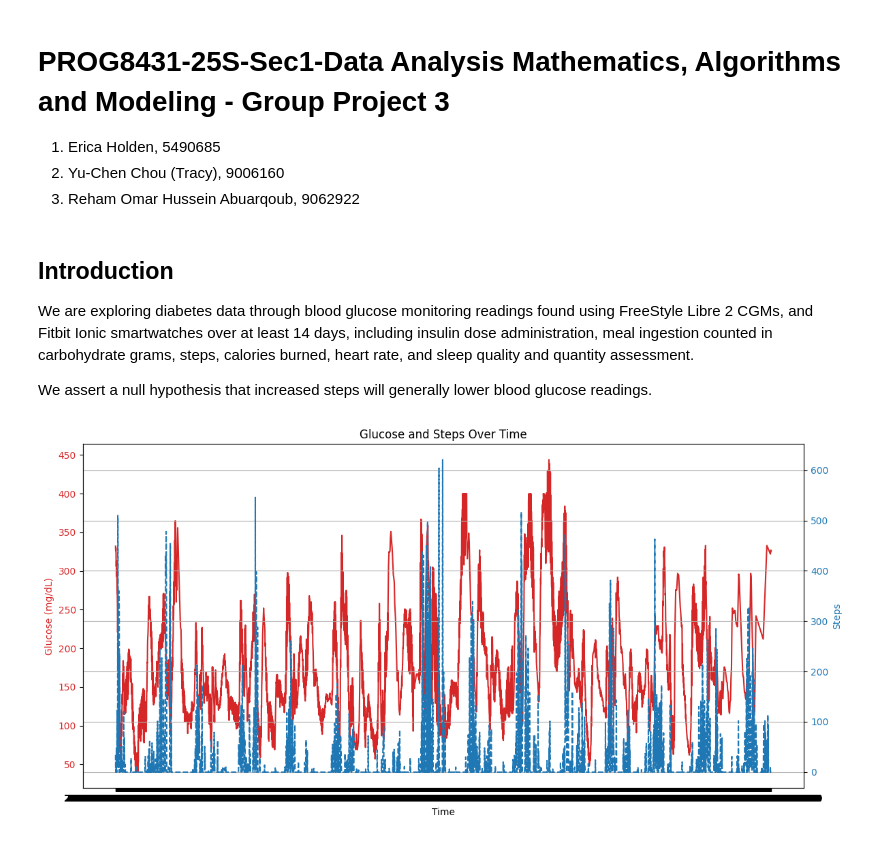
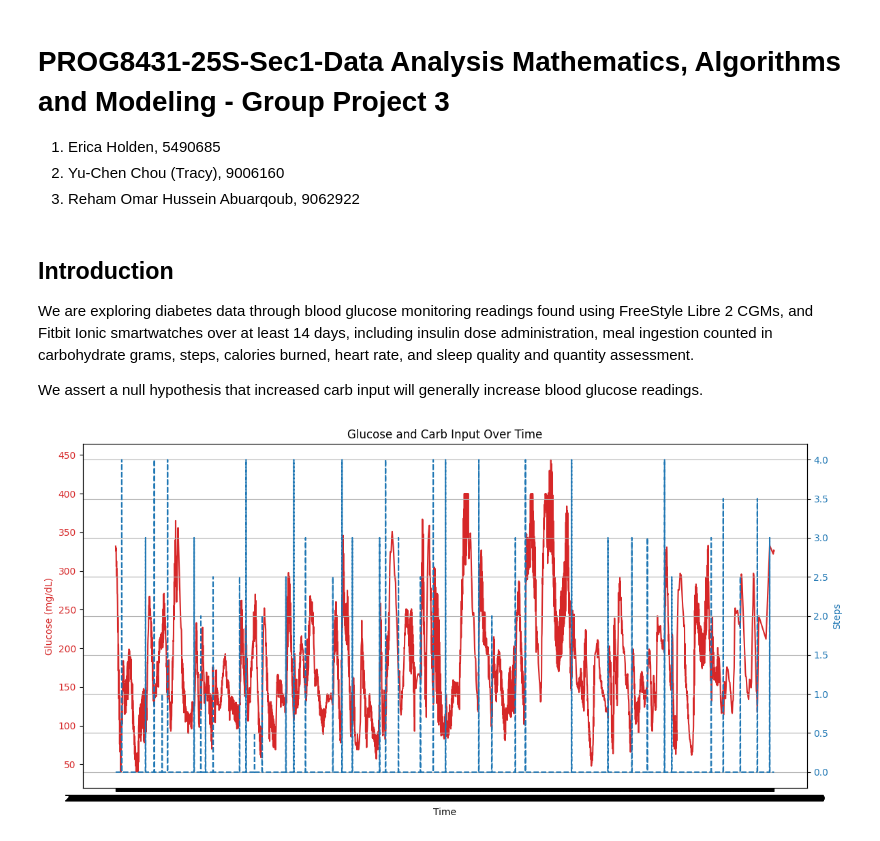
Before and after one commit to ericadev/PROG8431_GP3, a Jupyter notebook: GP3.ipynb, the cells around one changed output. Cells and saved outputs as stored; diff of their text form; code cells hidden in the pictures.

Commit message:
Changed to carb input from steps

```diff
--- a/GP3.ipynb
+++ b/GP3.ipynb
@@ -9,7 +9,7 @@
 
 We are exploring diabetes data through blood glucose monitoring readings found using FreeStyle Libre 2 CGMs, and Fitbit Ionic smartwatches over at least 14 days, including insulin dose administration, meal ingestion counted in carbohydrate grams, steps, calories burned, heart rate, and sleep quality and quantity assessment.
 
-We assert a null hypothesis that increased steps will generally lower blood glucose readings.
+We assert a null hypothesis that increased carb input will generally increase blood glucose readings.
 # %%
 import pandas as pd
 import matplotlib.pyplot as plt
@@ -18,7 +18,7 @@ class DiabetesAnalyzer:
     def __init__(self, data):
         self.data = data
 
-    def plot_glucose_by_steps(self):
+    def plot_glucose_by_carb_input(self):
         fig, ax1 = plt.subplots(figsize=(12, 6))
 
         # Plot glucose on left y-axis
@@ -41,6 +41,6 @@ class DiabetesAnalyzer:
 # %%
 df = pd.read_csv('./data/HUPA0001P.csv', sep=';')
 analyzer = DiabetesAnalyzer(df)
-analyzer.plot_glucose_by_steps()
+analyzer.plot_glucose_by_carb_input()
 # %% [output]
-[figure, old version]
+[figure, new version]
```
